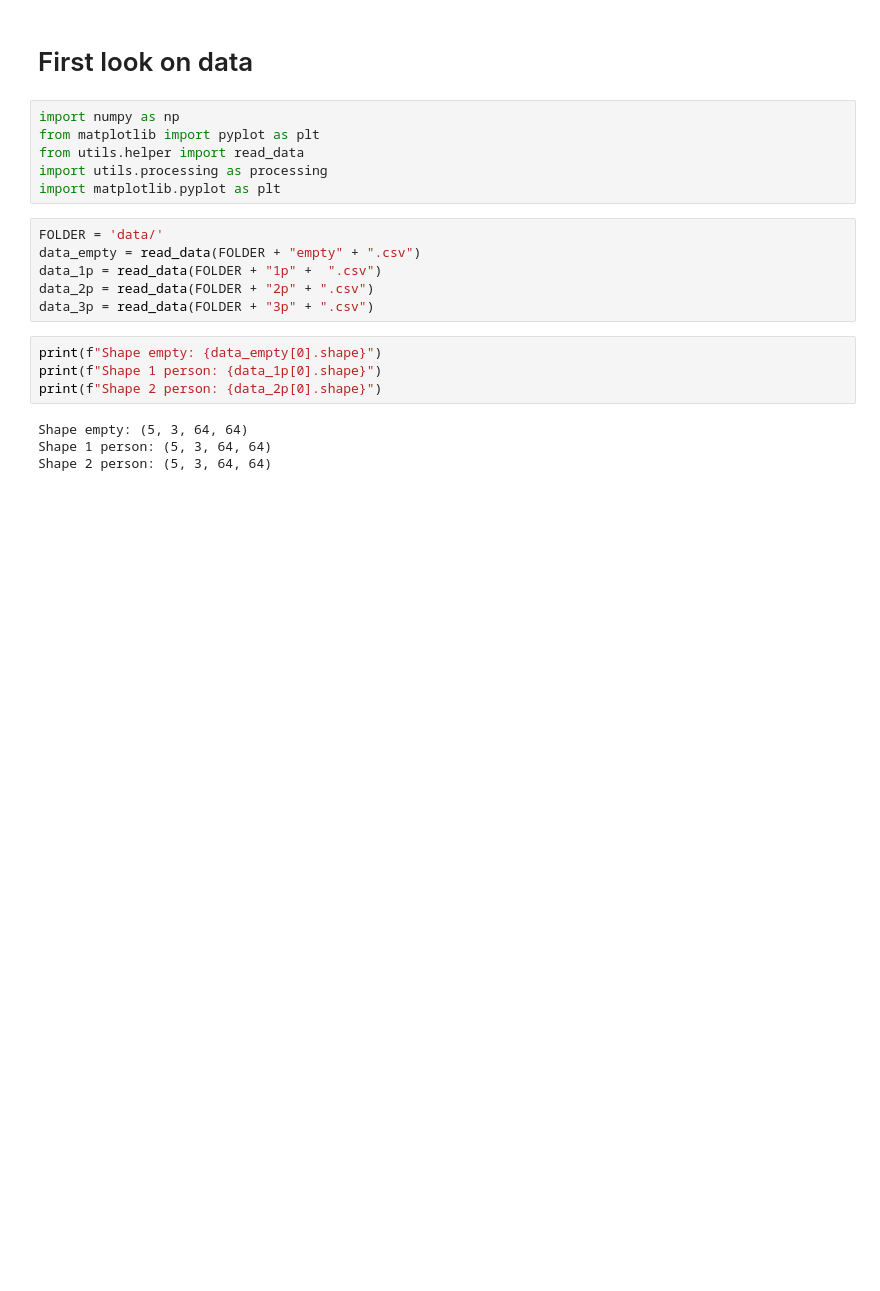
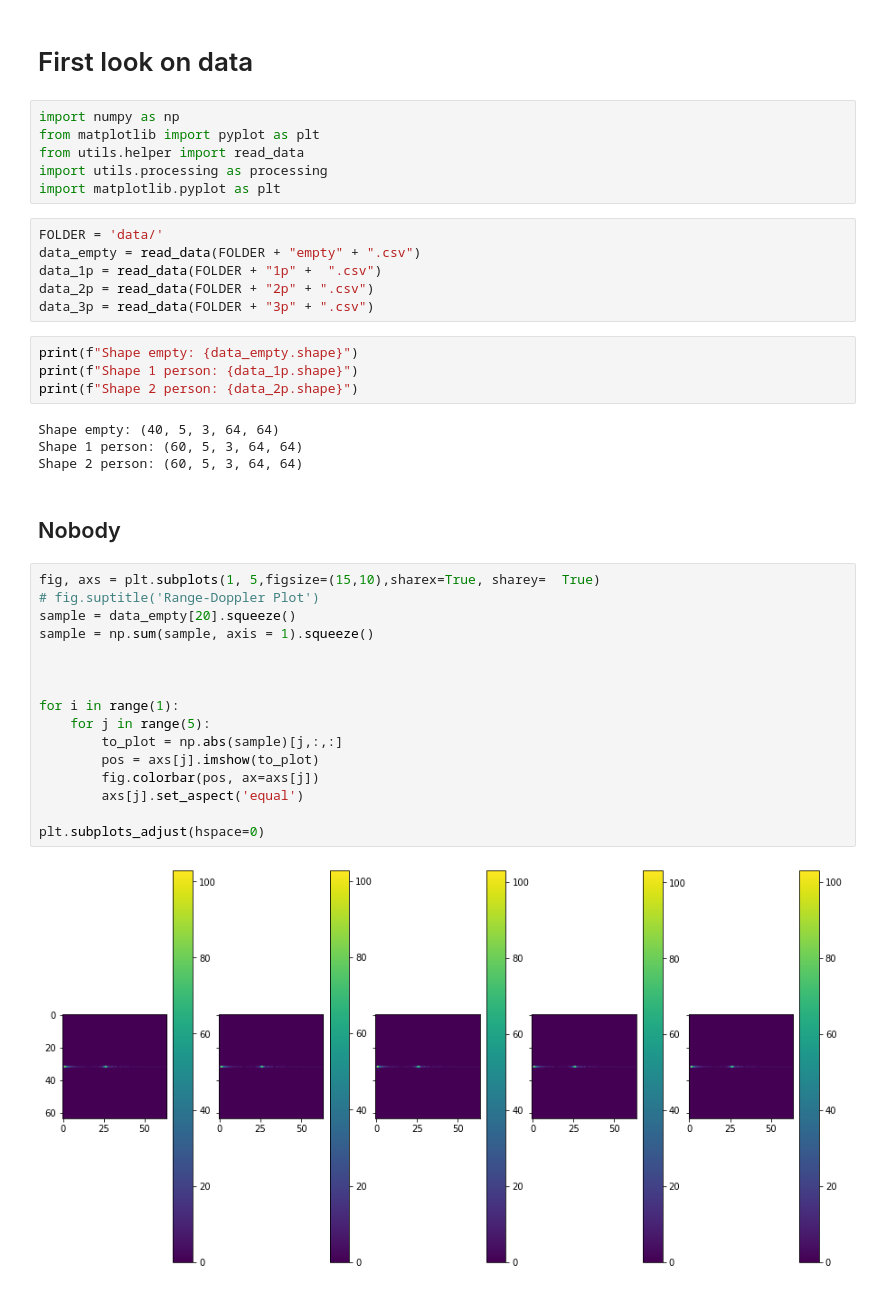
Before and after one commit to ml-lohi/hackathon-milan, a Jupyter notebook: submission/code/looking_data.ipynb, the cells around one changed output. Saved outputs shown, nothing was run; the diff lists cells and outputs as text; blank space fills up the shorter version.

```diff
--- a/submission/code/looking_data.ipynb
+++ b/submission/code/looking_data.ipynb
@@ -13,10 +13,30 @@ data_1p = read_data(FOLDER + "1p" +  ".csv")
 data_2p = read_data(FOLDER + "2p" + ".csv")
 data_3p = read_data(FOLDER + "3p" + ".csv")
 # %%
-print(f"Shape empty: {data_empty[0].shape}")
-print(f"Shape 1 person: {data_1p[0].shape}")
-print(f"Shape 2 person: {data_2p[0].shape}")
+print(f"Shape empty: {data_empty.shape}")
+print(f"Shape 1 person: {data_1p.shape}")
+print(f"Shape 2 person: {data_2p.shape}")
 # %% [output]
-Shape empty: (5, 3, 64, 64)
-Shape 1 person: (5, 3, 64, 64)
-Shape 2 person: (5, 3, 64, 64)
+Shape empty: (40, 5, 3, 64, 64)
+Shape 1 person: (60, 5, 3, 64, 64)
+Shape 2 person: (60, 5, 3, 64, 64)
+# %% [markdown]
+## Nobody
+# %%
+fig, axs = plt.subplots(1, 5,figsize=(15,10),sharex=True, sharey=  True)
+# fig.suptitle('Range-Doppler Plot')
+sample = data_empty[20].squeeze()
+sample = np.sum(sample, axis = 1).squeeze()
+
+
+
+for i in range(1):
+    for j in range(5):
+        to_plot = np.abs(sample)[j,:,:]
+        pos = axs[j].imshow(to_plot)
+        fig.colorbar(pos, ax=axs[j])
+        axs[j].set_aspect('equal')
+
+plt.subplots_adjust(hspace=0)
+# %% [output]
+[figure, added]
```
Also changed, not shown: parts of 6 cells of this notebook, 4 other files.
